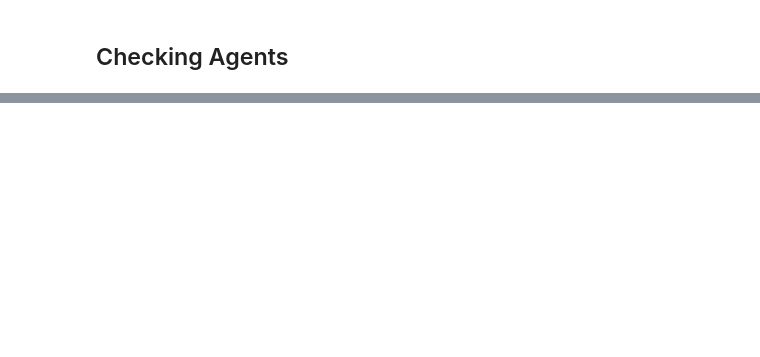
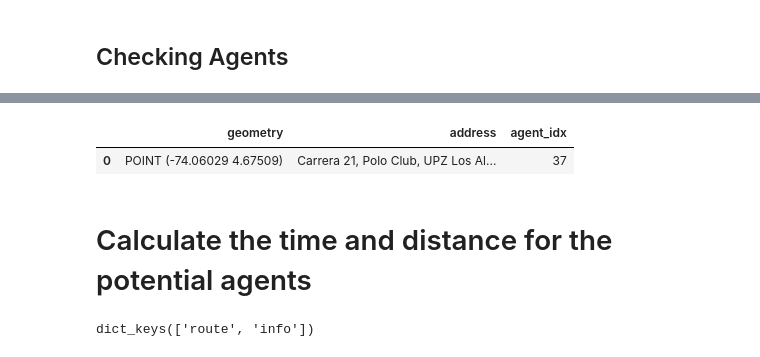
Before and after one commit to hrodriguezgi/ds4a-team23, a Jupyter notebook: project/2_apis/sdm.ipynb, the cells around one changed output, grey strips where cells are left out. Drawn from its saved outputs; the diff is of its cells as text; code cells hidden in the pictures; blank space fills up the shorter version.

```diff
--- a/project/2_apis/sdm.ipynb
+++ b/project/2_apis/sdm.ipynb
@@ -83,0 +91,9 @@ m
+# %%
+# Get the agents that are within the buffer area
+potential_agents = locate.potential_agents(agents, buffer)
+potential_agents
+# %% [output]
+|  | geometry | address | agent_idx |
+| 0 | POINT (-74.06029 4.67509) | Carrera 21, Polo Club, UPZ Los Al... | 37 |
+# %% [markdown]
+# Calculate the time and distance for the potential agents
@@ -83,0 +111,4 @@ m
+# %%
+directions.keys()
+# %% [output]
+dict_keys(['route', 'info'])
```
Also changed, not shown: parts of 13 cells of this notebook, 2 other files.
